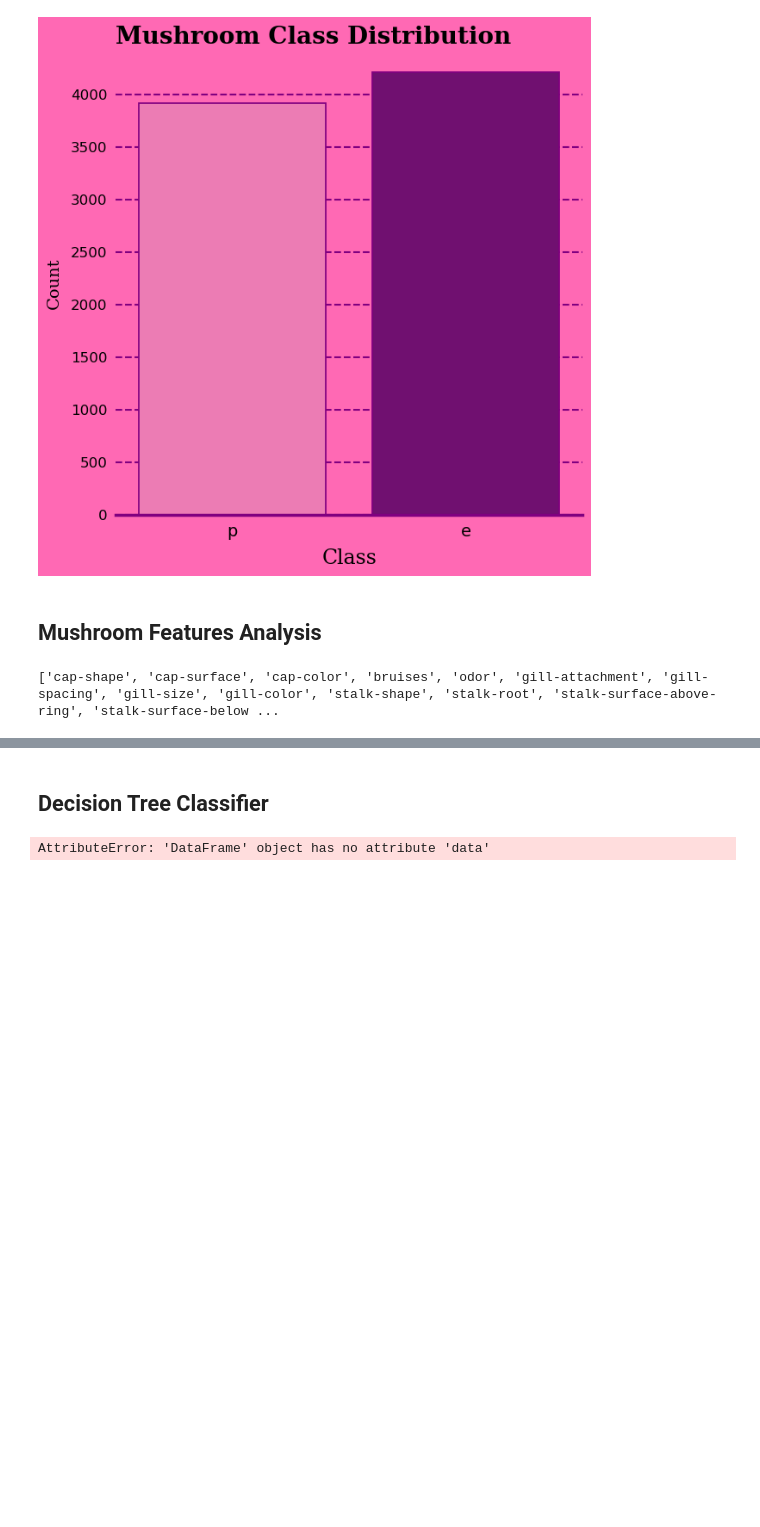
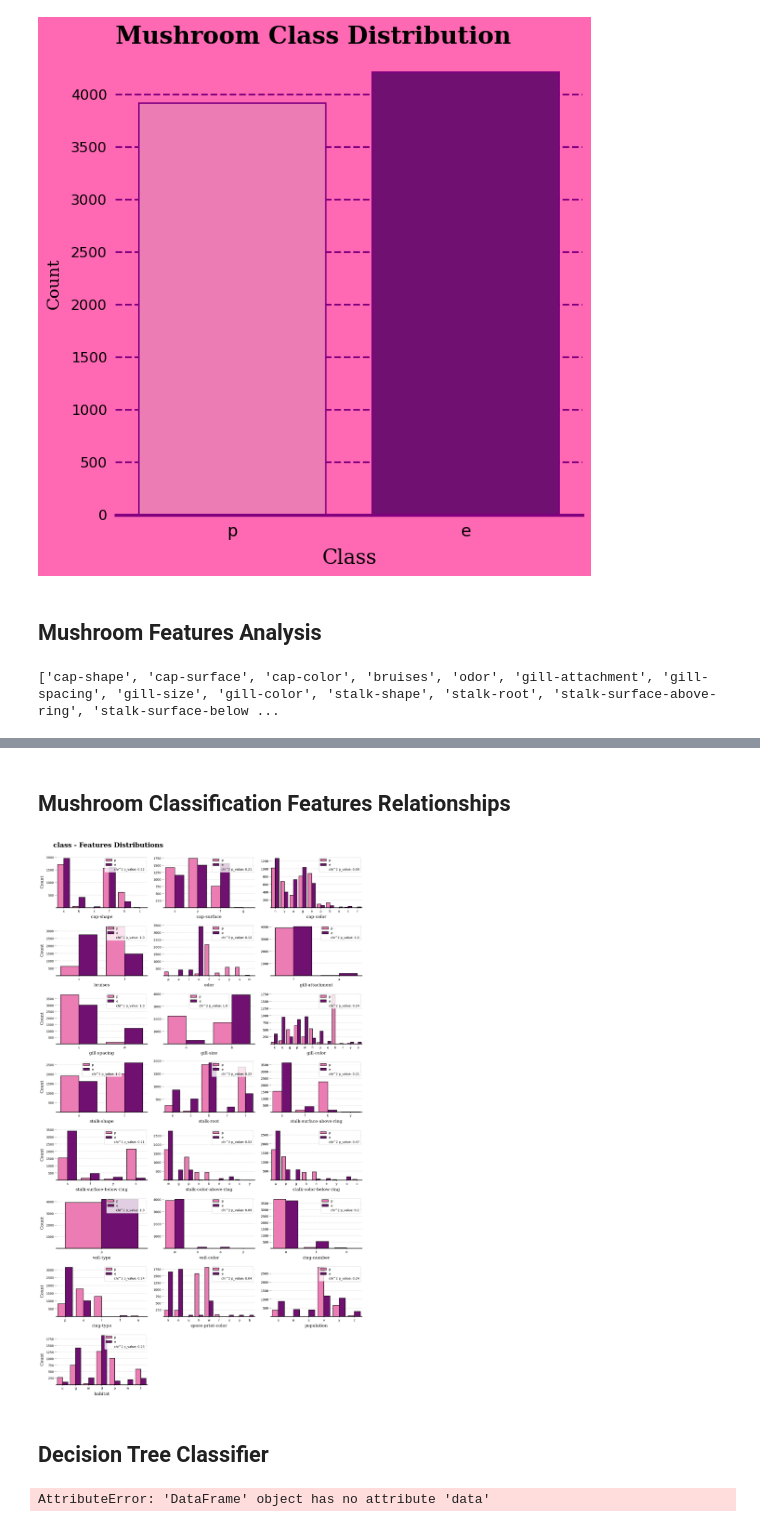
Before and after one commit to McKala1/MKK-Fun, a Jupyter notebook: mushroom_decision_trees_graphviz.ipynb, the cells around one changed output, grey strips where cells are left out. Cells and saved outputs as stored; diff of their text form; code cells hidden in the pictures; blank space fills up the shorter version.

```diff
--- a/mushroom_decision_trees_graphviz.ipynb
+++ b/mushroom_decision_trees_graphviz.ipynb
@@ -161,3 +197,51 @@ print(features, len(features))
+# %% [markdown]
+## Mushroom Classification Features Relationships
+# %%
+rows = 8
+cols = 3
+magma_palette = sns.color_palette("spring")
+fig = plt.figure(figsize=(15, 25))
+fig.set_facecolor("#fff")
+for idx, feature in enumerate(features):
+    ax = fig.add_subplot(rows, cols, idx+1)
+    ax.set_facecolor("#fff")
+    ax.grid(axis="y", linewidth=1, color="lightgrey", linestyle="--", zorder=0)
+    sns.countplot(x=feature, palette=colors, hue="class", data=fungi, ec="#000", alpha=1, linewidth=1.5, zorder=2)
+
+    feature_data_p = fungi[fungi["class"] == "p"][feature].value_counts()
+    feature_data_e = fungi[fungi["class"] == "e"][feature].value_counts()
+
+    for idx_p in feature_data_p.index:
+        if idx_p not in feature_data_e.index:
+            feature_data_e[idx_p] = 0
+
+    for idx_e in feature_data_e.index:
+        if idx_e not in feature_data_p.index:
+            feature_data_p[idx_e] = 0
+
+
+    feature_data_p = feature_data_p.sort_index()
+    feature_data_e = feature_data_e.sort_index()
+    crosstable = pd.crosstab(feature_data_p.values, feature_data_e.values)
+    stat, p_value, dof , _ = chi2_contingency(crosstable)
+
+    if idx % cols == 0:
+        ax.set_ylabel("Count", fontsize=14, fontfamily="serif", labelpad=7)
+    else:
+        ax.set_ylabel("")
+
+    ax.set_xlabel(feature, fontsize=14, fontfamily="serif", labelpad=7)
+    hide_spines(ax, spines=["top", "right", "left"])
+    ax.spines["bottom"].set(linewidth=2)
+    ax.axvline(x=0, label=f"chi^2 p_value: {np.round(p_value, 2)}", visible=False, color="#000")
+    ax.set_ylim(1)
+    ax.legend()
+
+fig.text(x=0.05, y=1.01, s="class - Features Distributions", fontsize=22, fontweight="bold", fontfamily="serif")
+fig.tight_layout(w_pad=2, h_pad=1.5)
+fig.show()
+# %% [output]
+[figure, added]
 # %% [markdown]
 ## Decision Tree Classifier
 # %%
```
Also changed, not shown: parts of 1 cell of this notebook.
